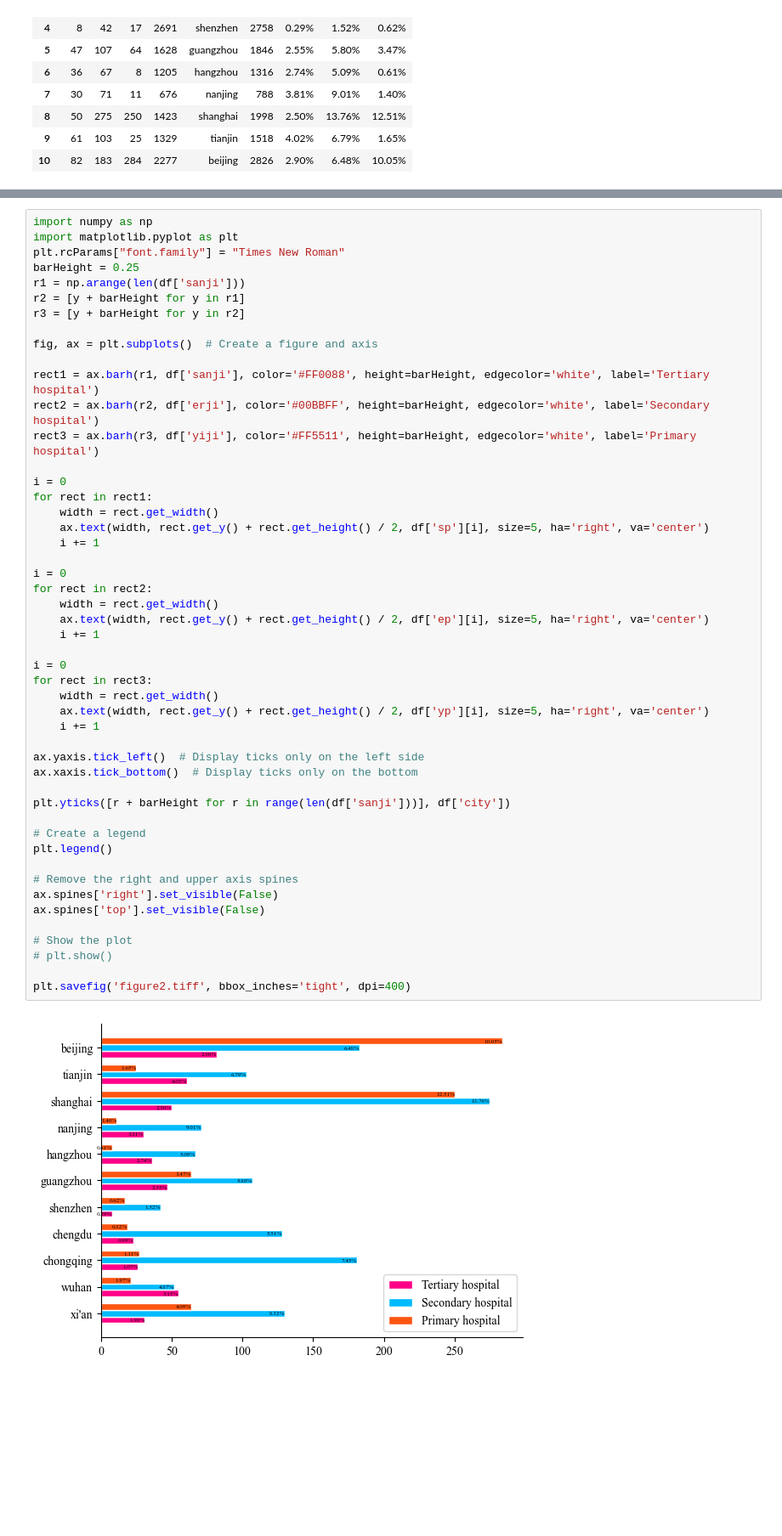
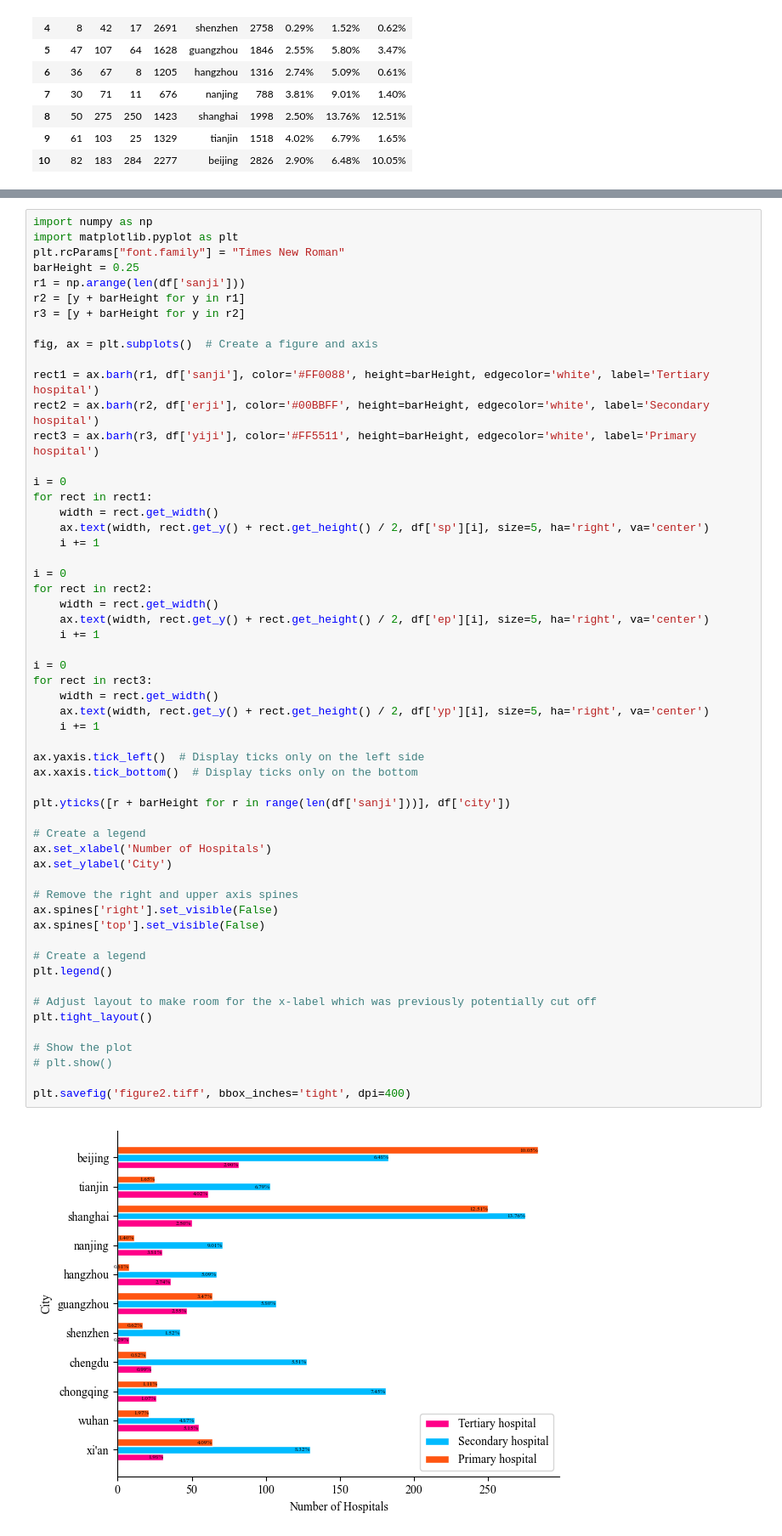
Before and after one commit to Sergio666zxy/Dental-Clinic-Distribution-and-Impact-Factors, a Jupyter notebook: figures/figure 2.ipynb, the cells around one changed output, grey strips where cells are left out. Shown: that part at 85% size. Saved outputs shown, nothing was run; the diff lists cells and outputs as text; blank space fills up the shorter version.

````diff
--- a/figures/figure 2.ipynb
+++ b/figures/figure 2.ipynb
@@ -126,35 +128,42 @@ for rect in rect1:
     i += 1
 
 i = 0
 for rect in rect2:
     width = rect.get_width()
     ax.text(width, rect.get_y() + rect.get_height() / 2, df['ep'][i], size=5, ha='right', va='center')
     i += 1
 
 i = 0
 for rect in rect3:
     width = rect.get_width()
     ax.text(width, rect.get_y() + rect.get_height() / 2, df['yp'][i], size=5, ha='right', va='center')
     i += 1
 
 ax.yaxis.tick_left()  # Display ticks only on the left side
 ax.xaxis.tick_bottom()  # Display ticks only on the bottom
 
 plt.yticks([r + barHeight for r in range(len(df['sanji']))], df['city'])
 
 # Create a legend
-plt.legend()
+ax.set_xlabel('Number of Hospitals')
+ax.set_ylabel('City')
 
 # Remove the right and upper axis spines
 ax.spines['right'].set_visible(False)
 ax.spines['top'].set_visible(False)
 
+# Create a legend
+plt.legend()
+
+# Adjust layout to make room for the x-label which was previously potentially cut off
+plt.tight_layout()
+
 # Show the plot
 # plt.show()
 
 plt.savefig('figure2.tiff', bbox_inches='tight', dpi=400)
 # %% [output]
-[figure, old version]
+[figure, new version]
 # %% [markdown]
 ```
 import numpy as np
````
Also changed, not shown: parts of 1 cell of this notebook, 1 other file.
